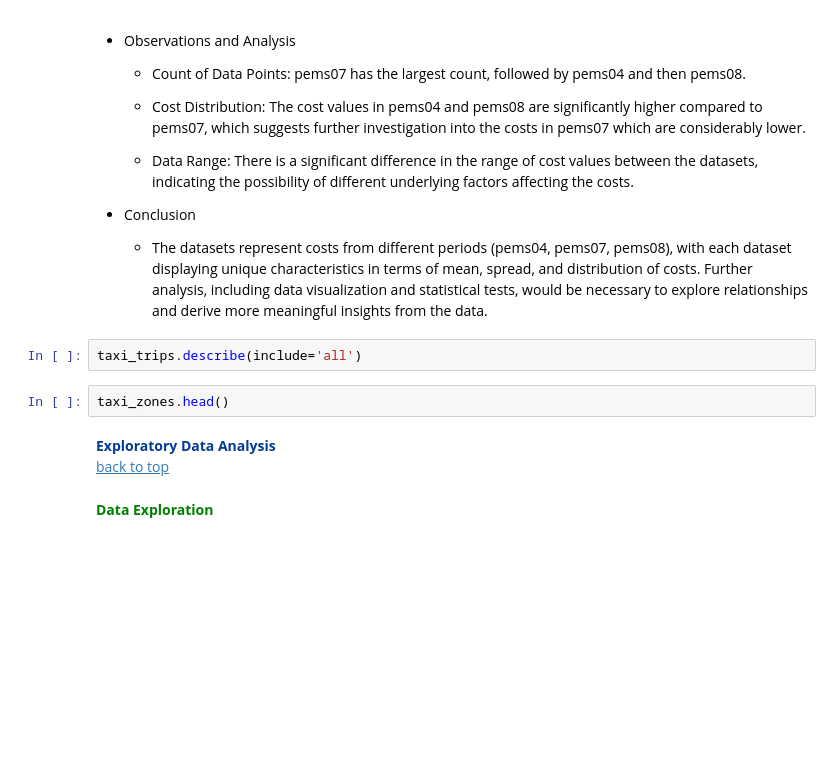
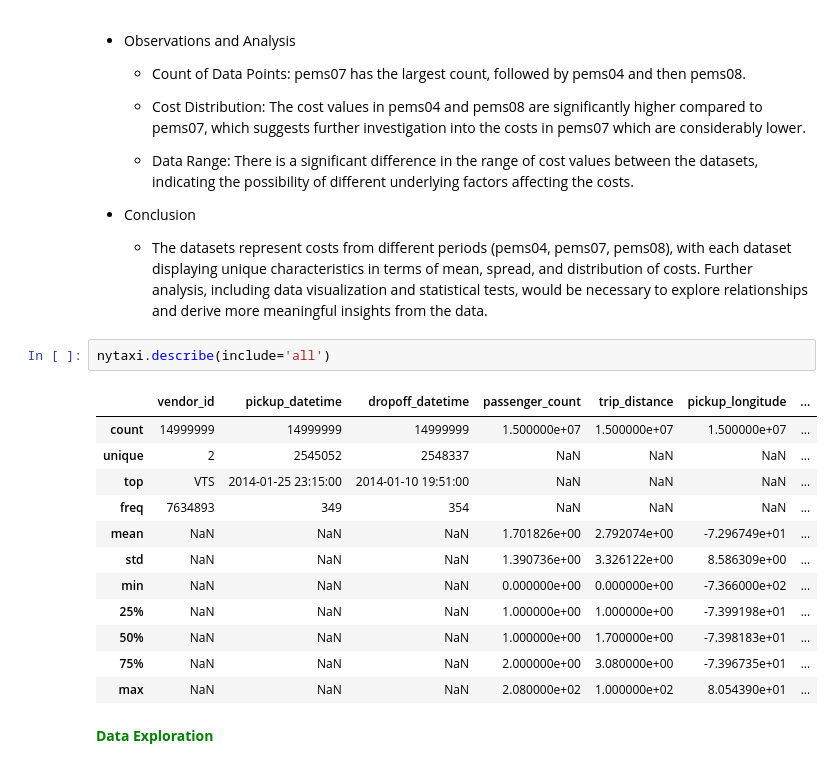
Before and after one commit to omar-kabeer/UrbanFlow-Prediction-DLT, a Jupyter notebook: notebooks/dataset_analysis.ipynb, the cells around one changed output. Saved outputs shown, nothing was run; the diff lists cells and outputs as text; blank space fills up the shorter version.

```diff
--- a/notebooks/dataset_analysis.ipynb
+++ b/notebooks/dataset_analysis.ipynb
@@ -306,13 +406,20 @@ pems08.describe()
 * Conclusion
   - The datasets represent costs from different periods (pems04, pems07, pems08), with each dataset displaying unique characteristics in terms of mean, spread, and distribution of costs. Further analysis, including data visualization and statistical tests, would be necessary to explore relationships and derive more meaningful insights from the data.
 # %%
-taxi_trips.describe(include='all')
+nytaxi.describe(include='all')
+# %% [output]
+|  | vendor_id | pickup_datetime | dropoff_datetime | passenger_count | trip_distance | pickup_longitude | ... |
+| count | 14999999 | 14999999 | 14999999 | 1.500000e+07 | 1.500000e+07 | 1.500000e+07 | ... |
+| unique | 2 | 2545052 | 2548337 | NaN | NaN | NaN | ... |
+| top | VTS | 2014-01-25 23:15:00 | 2014-01-10 19:51:00 | NaN | NaN | NaN | ... |
+| freq | 7634893 | 349 | 354 | NaN | NaN | NaN | ... |
+| mean | NaN | NaN | NaN | 1.701826e+00 | 2.792074e+00 | -7.296749e+01 | ... |
+| std | NaN | NaN | NaN | 1.390736e+00 | 3.326122e+00 | 8.586309e+00 | ... |
+| min | NaN | NaN | NaN | 0.000000e+00 | 0.000000e+00 | -7.366000e+02 | ... |
+| 25% | NaN | NaN | NaN | 1.000000e+00 | 1.000000e+00 | -7.399198e+01 | ... |
+| 50% | NaN | NaN | NaN | 1.000000e+00 | 1.700000e+00 | -7.398183e+01 | ... |
+| 75% | NaN | NaN | NaN | 2.000000e+00 | 3.080000e+00 | -7.396735e+01 | ... |
+| max | NaN | NaN | NaN | 2.080000e+02 | 1.000000e+02 | 8.054390e+01 | ... |
-# %%
-taxi_zones.head()
-# %% [markdown]
-<a id='exploratory-data-analysis'></a>
-<font size="+2" color='#053c96'><b> Exploratory Data Analysis</b></font>
-[back to top](#table-of-contents)
 # %% [markdown]
 <a id='data-exploration'></a>
 <font size="+0" color='green'><b> Data Exploration</b></font>
```
Also changed, not shown: parts of 83 cells of this notebook.
